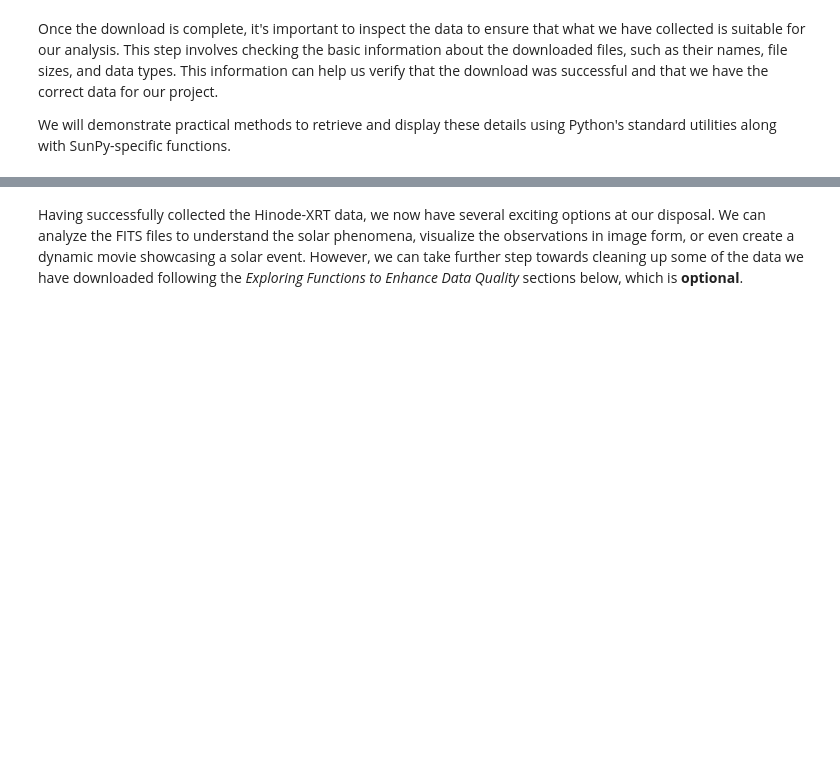
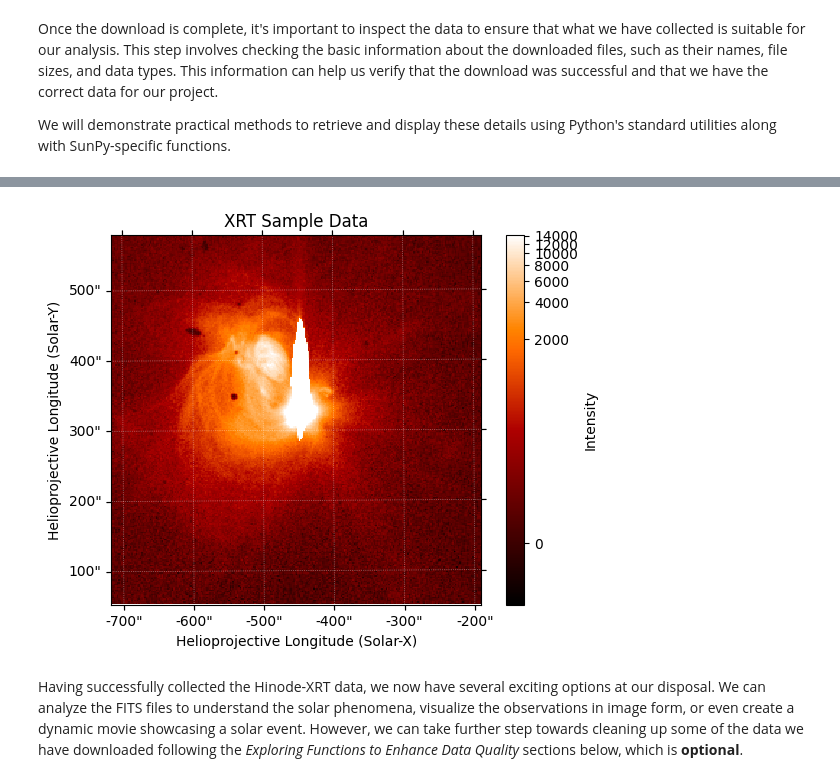
Before and after one commit to HinodeXRT/xrtpy, a Jupyter notebook: docs/notebooks/getting_started/A_Practical_Guide_to_Data_Extraction_and_Visualization.ipynb, the cells around one changed output, grey strips where cells are left out. Drawn from its saved outputs; the diff is of its cells as text; code cells hidden in the pictures; blank space fills up the shorter version.

Commit message:
Adding xrt_example_data_plot function

```diff
--- a/docs/notebooks/getting_started/A_Practical_Guide_to_Data_Extraction_and_Visualization.ipynb
+++ b/docs/notebooks/getting_started/A_Practical_Guide_to_Data_Extraction_and_Visualization.ipynb
@@ -163,3 +188,31 @@ display(Image(plot_filename, width=200))
+# %%
+# Plot the sample_data
+
+
+def xrt_example_data_plot(file_index=84):
+    """
+    Plots the XRT data from a specified file index.
+
+    Parameters:
+    - file_index: Index of the file in xrt_files_results to be plotted.
+    """
+    # Load the data
+    sample_data = sunpy.map.Map(xrt_files_results[file_index])
+
+    # Create the plot
+    plt.figure()
+    sample_data.plot()
+    plt.colorbar(label="Intensity")
+    plt.title("XRT Sample Data")
+    plt.xlabel("Helioprojective Longitude (Solar-X)")
+    plt.ylabel("Helioprojective Longitude (Solar-Y)")
+    plt.show()
+
+
+# Example usage
+xrt_example_data_plot()
+# %% [output]
+[figure, added]
 # %% [markdown]
 Having successfully collected the Hinode-XRT data, we now have several exciting options at our disposal. We can analyze the FITS files to understand the solar phenomena, visualize the observations in image form, or even create a dynamic movie showcasing a solar event. However, we can take further step towards cleaning up some of the data we have downloaded following the *Exploring Functions to Enhance Data Quality* sections below, which is **optional**.
 # %% [markdown]
```
Also changed, not shown: parts of 3 cells of this notebook.
